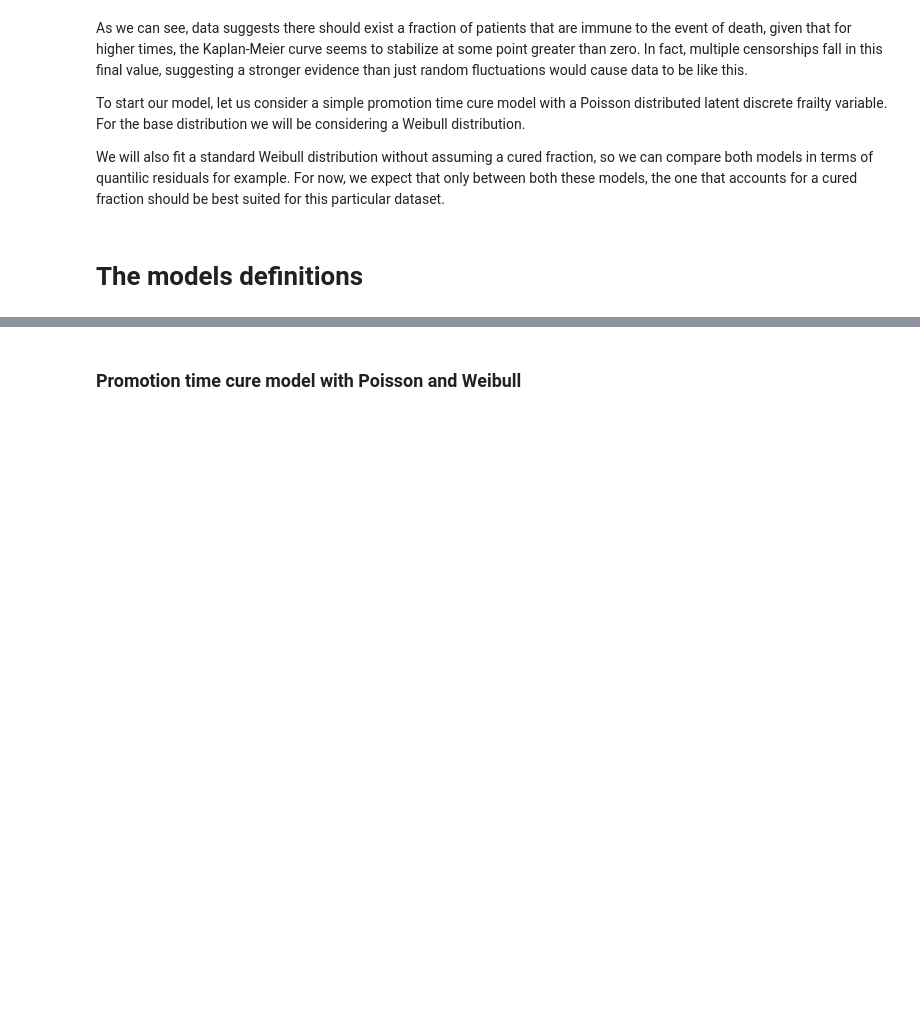
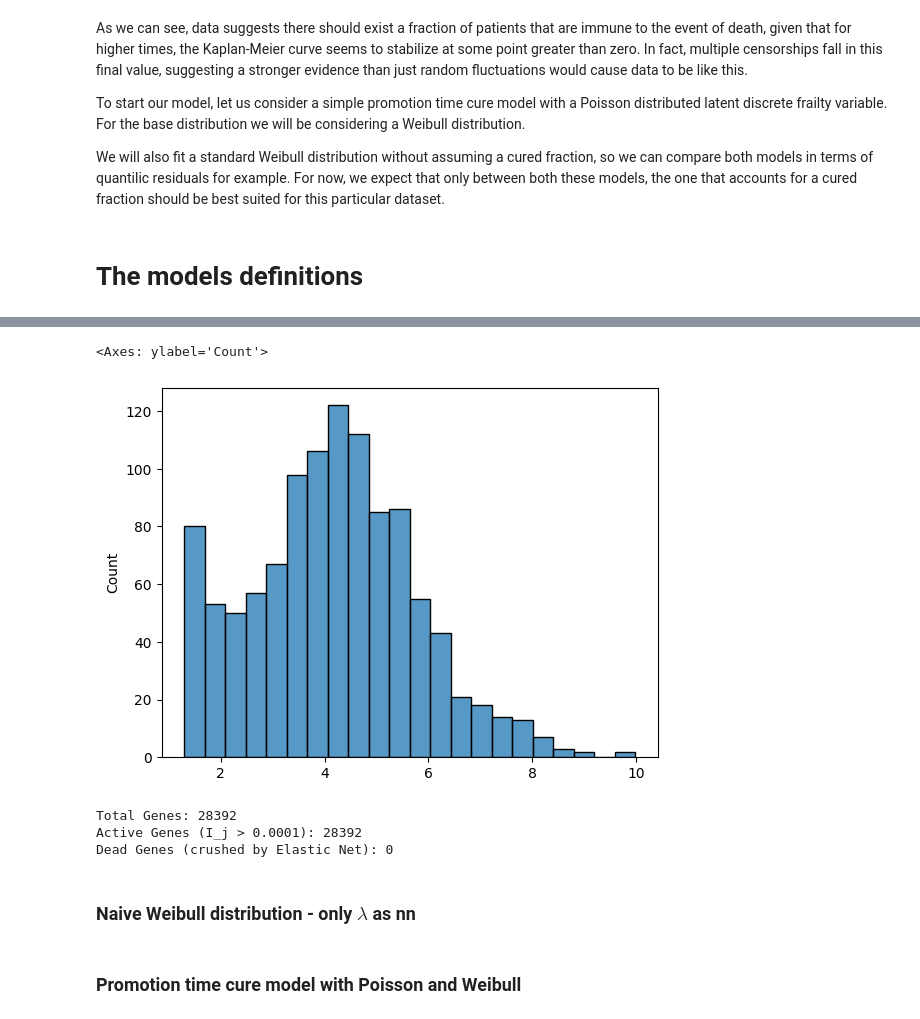
Before and after one commit to nhilariosilva/thetaflow_method_paper, a Jupyter notebook: TCGA-BRCA/TCGA-BRCA.ipynb, the cells around one changed output, grey strips where cells are left out. Saved outputs shown, nothing was run; the diff lists cells and outputs as text; code cells hidden in the pictures; blank space fills up the shorter version.

```diff
--- a/TCGA-BRCA/TCGA-BRCA.ipynb
+++ b/TCGA-BRCA/TCGA-BRCA.ipynb
@@ -286,3 +305,35 @@ Optimizing... Epoch: [ 150 / 15000 ]  | Loss:  nan | Param Dist:  -nan | Indepen
+# %%
+sns.histplot( x = weibull_model.predict(X)["lam"].numpy().flatten() )
+# %% [output]
+<Axes: ylabel='Count'>
+[figure, added]
+# %%
+W1 = weibull_model.dense1.get_weights()[0]
+
+# 2. Calculate the Importance Score for each gene
+# We sum the absolute values of the outgoing weights for each gene across all 128 nodes
+gene_importance = np.sum(np.abs(W1), axis=1)
+
+# 3. Define a "practically zero" threshold
+# Since Adam doesn't hit exact 0, we treat anything smaller than 1e-4 as dead.
+threshold = 1e-4
+
+# 4. Find the active vs. dead genes
+active_genes_mask = gene_importance > threshold
+dead_genes_mask = gene_importance <= threshold
+
+num_active = np.sum(active_genes_mask)
+num_dead = np.sum(dead_genes_mask)
+
+print(f"Total Genes: {len(gene_importance)}")
+print(f"Active Genes (I_j > {threshold}): {num_active}")
+print(f"Dead Genes (crushed by Elastic Net): {num_dead}")
+# %% [output]
+Total Genes: 28392
+Active Genes (I_j > 0.0001): 28392
+Dead Genes (crushed by Elastic Net): 0
+# %% [markdown]
+### Naive Weibull distribution - only $\lambda$ as nn
 # %% [markdown]
 ### Promotion time cure model with Poisson and Weibull
 # %%
```
Also changed, not shown: parts of 11 cells of this notebook, 2 other files.
